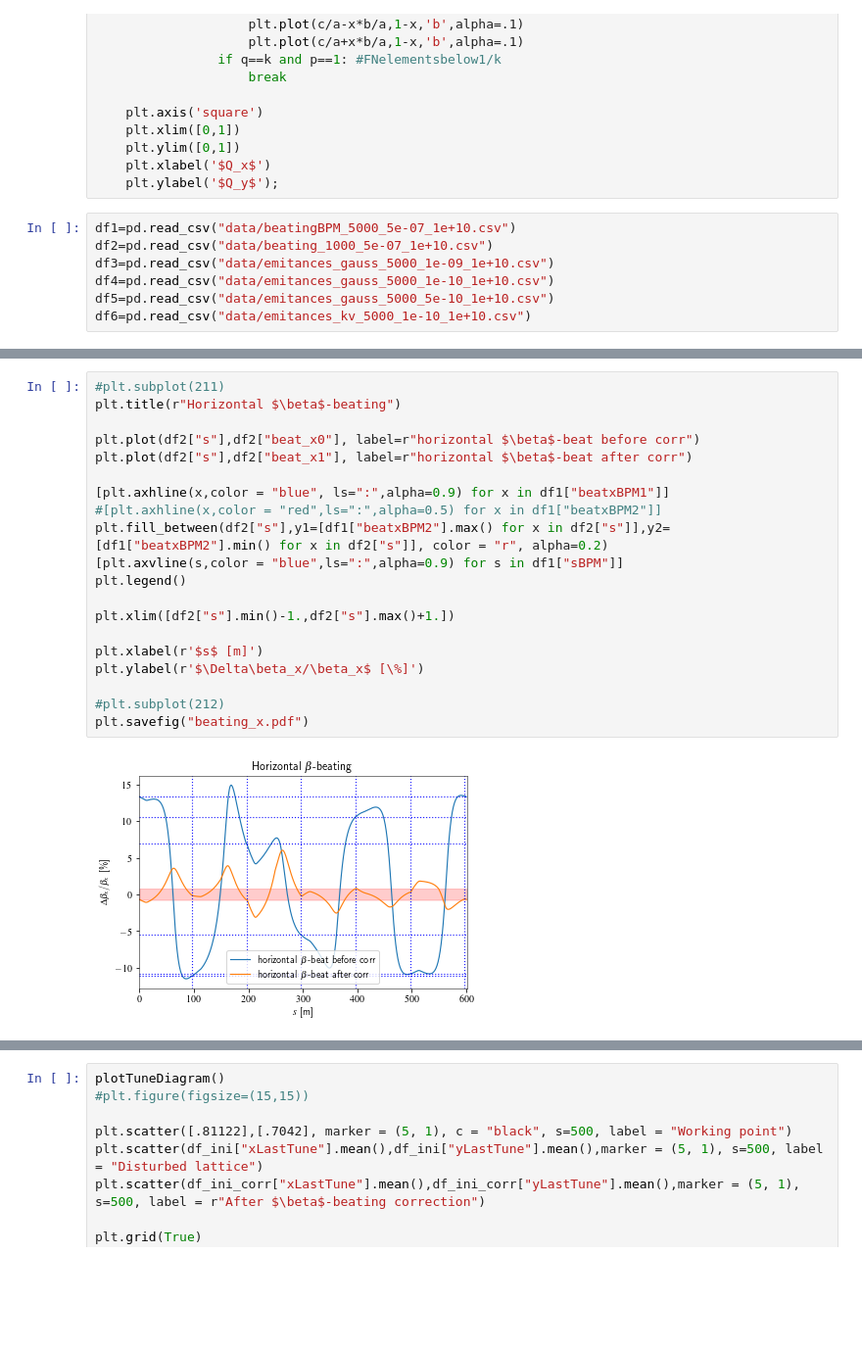
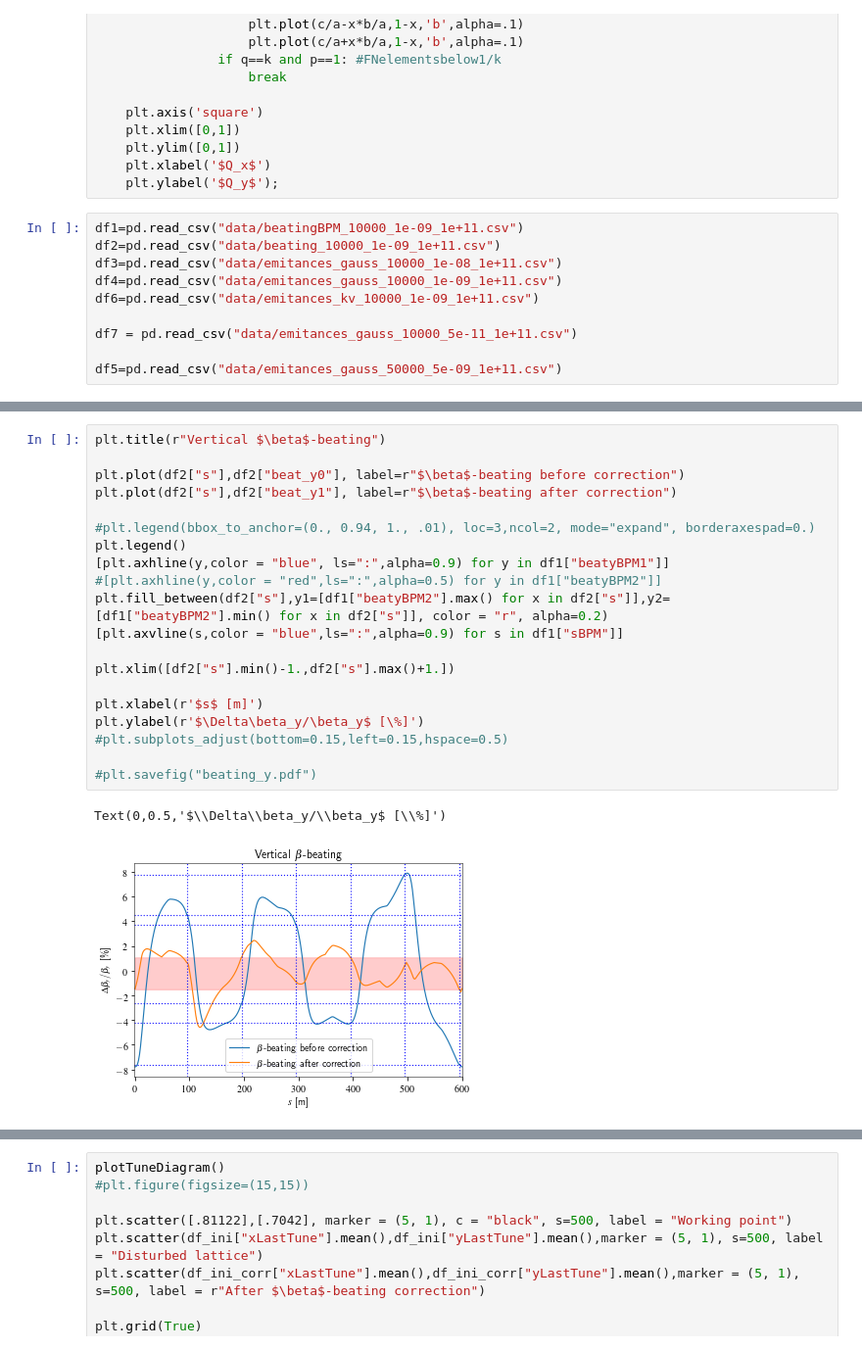
Before and after one commit to drabusov/beta-beating, a Jupyter notebook: fodo_tracking.ipynb, the cells around one changed output, grey strips where cells are left out. Shown: that part at 98% size. Cells and saved outputs as stored; diff of their text form; blank space fills up the shorter version.

```diff
--- a/fodo_tracking.ipynb
+++ b/fodo_tracking.ipynb
@@ -67,9 +67,12 @@ def plotTuneDiagram():
     plt.xlabel('$Q_x$')
     plt.ylabel('$Q_y$');
 # %%
-df1=pd.read_csv("data/beatingBPM_5000_5e-07_1e+10.csv")
-df2=pd.read_csv("data/beating_1000_5e-07_1e+10.csv")
-df3=pd.read_csv("data/emitances_gauss_5000_1e-09_1e+10.csv")
-df4=pd.read_csv("data/emitances_gauss_5000_1e-10_1e+10.csv")
-df5=pd.read_csv("data/emitances_gauss_5000_5e-10_1e+10.csv")
-df6=pd.read_csv("data/emitances_kv_5000_1e-10_1e+10.csv")
+df1=pd.read_csv("data/beatingBPM_10000_1e-09_1e+11.csv")
+df2=pd.read_csv("data/beating_10000_1e-09_1e+11.csv")
+df3=pd.read_csv("data/emitances_gauss_10000_1e-08_1e+11.csv")
+df4=pd.read_csv("data/emitances_gauss_10000_1e-09_1e+11.csv")
+df6=pd.read_csv("data/emitances_kv_10000_1e-09_1e+11.csv")
+
+df7 = pd.read_csv("data/emitances_gauss_10000_5e-11_1e+11.csv")
+
+df5=pd.read_csv("data/emitances_gauss_50000_5e-09_1e+11.csv")
@@ -76,22 +119,23 @@ df6=pd.read_csv("data/emitances_kv_5000_1e-10_1e+10.csv")
 # %%
-#plt.subplot(211)
-plt.title(r"Horizontal $\beta$-beating")
+plt.title(r"Vertical $\beta$-beating")
 
-plt.plot(df2["s"],df2["beat_x0"], label=r"horizontal $\beta$-beat before corr")
-plt.plot(df2["s"],df2["beat_x1"], label=r"horizontal $\beta$-beat after corr")
+plt.plot(df2["s"],df2["beat_y0"], label=r"$\beta$-beating before correction")
+plt.plot(df2["s"],df2["beat_y1"], label=r"$\beta$-beating after correction")
 
-[plt.axhline(x,color = "blue", ls=":",alpha=0.9) for x in df1["beatxBPM1"]]
-#[plt.axhline(x,color = "red",ls=":",alpha=0.5) for x in df1["beatxBPM2"]]
-plt.fill_between(df2["s"],y1=[df1["beatxBPM2"].max() for x in df2["s"]],y2=[df1["beatxBPM2"].min() for x in df2["s"]], color = "r", alpha=0.2)
+#plt.legend(bbox_to_anchor=(0., 0.94, 1., .01), loc=3,ncol=2, mode="expand", borderaxespad=0.)
+plt.legend()
+[plt.axhline(y,color = "blue", ls=":",alpha=0.9) for y in df1["beatyBPM1"]]
+#[plt.axhline(y,color = "red",ls=":",alpha=0.5) for y in df1["beatyBPM2"]]
+plt.fill_between(df2["s"],y1=[df1["beatyBPM2"].max() for x in df2["s"]],y2=[df1["beatyBPM2"].min() for x in df2["s"]], color = "r", alpha=0.2)
 [plt.axvline(s,color = "blue",ls=":",alpha=0.9) for s in df1["sBPM"]]
-plt.legend()
 
 plt.xlim([df2["s"].min()-1.,df2["s"].max()+1.])
 
 plt.xlabel(r'$s$ [m]')
-plt.ylabel(r'$\Delta\beta_x/\beta_x$ [\%]')
+plt.ylabel(r'$\Delta\beta_y/\beta_y$ [\%]')
+#plt.subplots_adjust(bottom=0.15,left=0.15,hspace=0.5)
 
-#plt.subplot(212)
-plt.savefig("beating_x.pdf")
+#plt.savefig("beating_y.pdf")
 # %% [output]
+Text(0,0.5,'$\\Delta\\beta_y/\\beta_y$ [\\%]')
-[figure, old version]
+[figure, new version]
```
Also changed, not shown: parts of 20 cells of this notebook.
